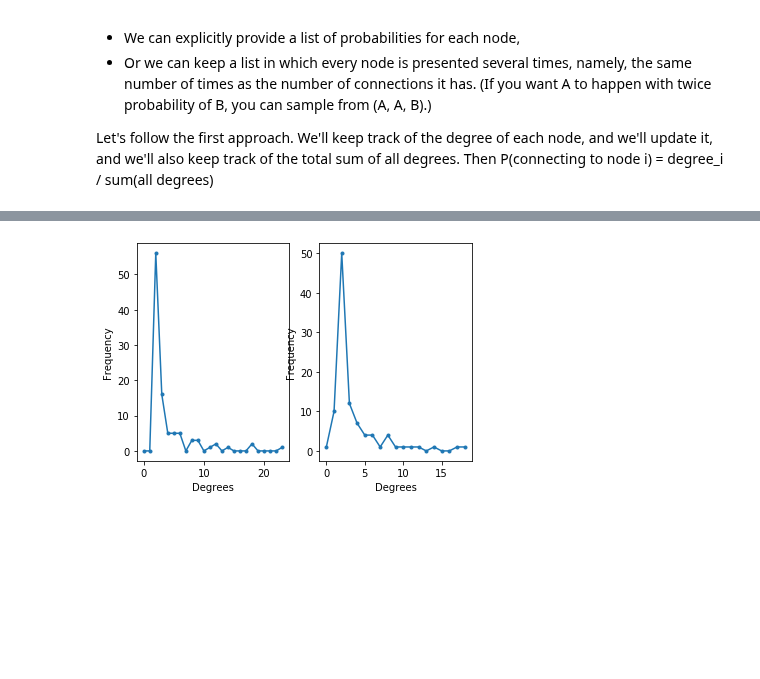
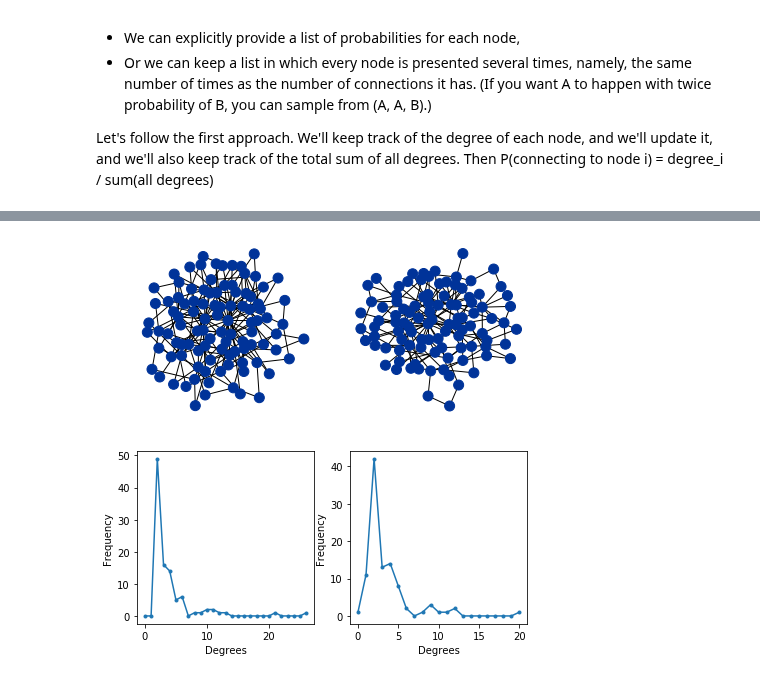
Before and after one commit to khakhalin/Teaching, a Jupyter notebook: Bio_Modeling/084_Scale-free.ipynb, the cells around one changed output, grey strips where cells are left out. Cells and saved outputs as stored; diff of their text form; code cells hidden in the pictures; blank space fills up the shorter version.

Commit message:
scalefree: better visuals

```diff
--- a/Bio_Modeling/084_Scale-free.ipynb
+++ b/Bio_Modeling/084_Scale-free.ipynb
@@ -232,25 +232,30 @@ degrees(g);
 # %%
 def remove_hub(g):
     """Isolate the most connected node."""
     highest_so_far = 0
     best_node = None
     for node,links in g.gdict.items():
         if len(links)>highest_so_far:
             highest_so_far = len(links)
             best_node = node
     #print(best_node, g.gdict[best_node])
     for node in g.gdict[best_node].copy():
         g.delete_edge(best_node, node)
 
 # Test
 g = barabasi(100)
-plt.subplot(121);
+plt.figure(figsize=(7,7))
+plt.subplot(221);
+g.plot()
+plt.subplot(223);
 degrees(g);
 remove_hub(g)
-plt.subplot(122);
+plt.subplot(222);
+g.plot()
+plt.subplot(224);
 degrees(g);
 # %% [output]
-[figure, old version]
+[figure, new version]
 # %%
 def pandemic(g, prob=0.5, nsteps=10):
     """Runs the pandemic for several steps."""
```
Also changed, not shown: parts of 7 cells of this notebook.
